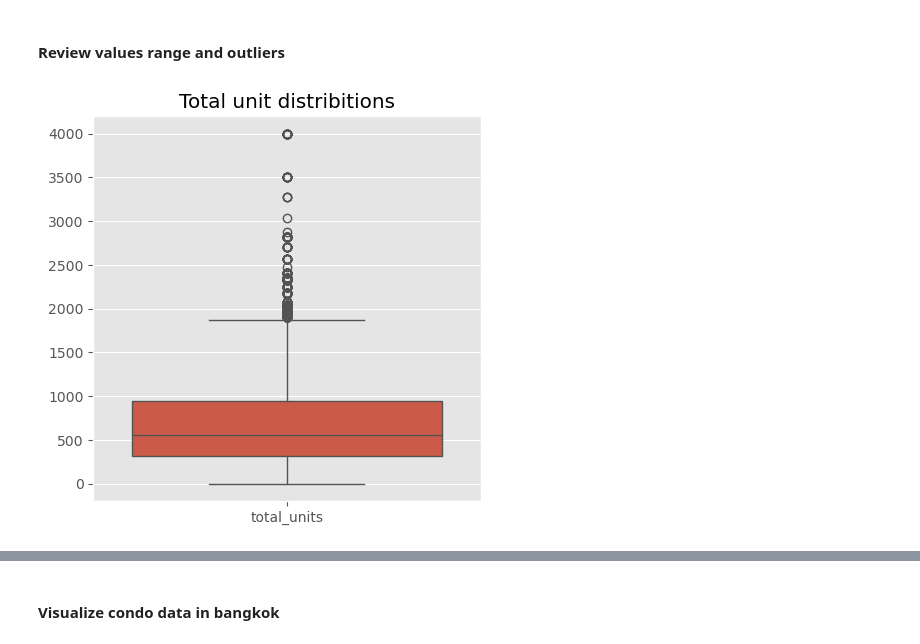
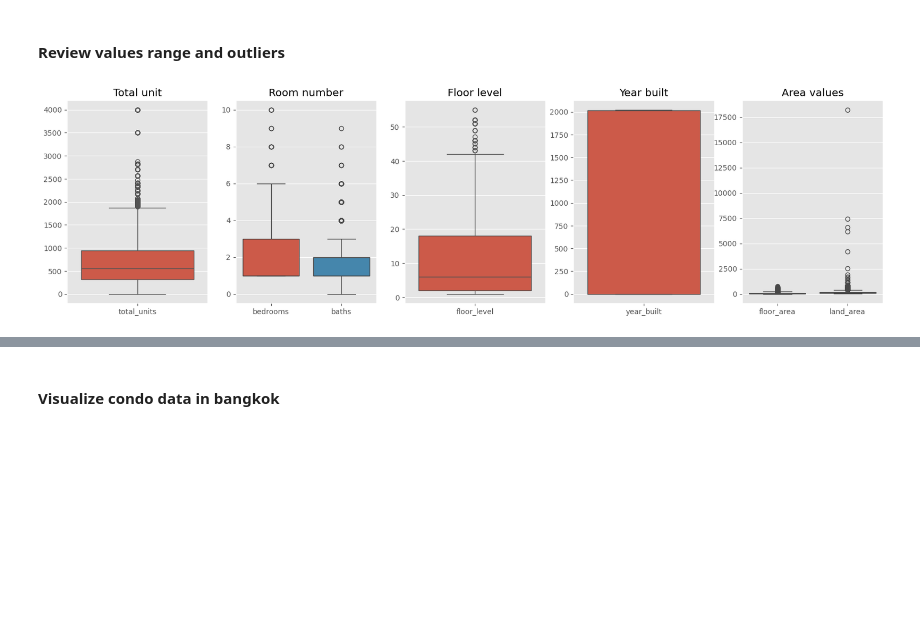
Before and after one commit to utthawit/project_2, a Jupyter notebook: code/02_EDA.ipynb, the cells around one changed output, grey strips where cells are left out. Cells and saved outputs as stored; diff of their text form; code cells hidden in the pictures; blank space fills up the shorter version.

```diff
--- a/code/02_EDA.ipynb
+++ b/code/02_EDA.ipynb
@@ -86,8 +67,25 @@ dtype: object
 #### Review values range and outliers
 # %%
 # plot features value distribitions
-plt.figure(figsize=(5,5))
-sns.boxplot(data=train_df[['total_units']])
-plt.title('Total unit distribitions');
+fig, ax = plt.subplots(1, 5, figsize=(20, 5))
+#plt,5.figure(figsize=(5,5))
+sns.boxplot(data=train_df[['total_units']], ax=ax[0])
+ax[0].set_title('Total unit')
+
+# plot room number distribitions
+sns.boxplot(data=train_df[['bedrooms','baths']], ax=ax[1])
+ax[1].set_title('Room number');
+
+# plot floar level distribitions
+sns.boxplot(data=train_df[['floor_level']], ax=ax[2])
+ax[2].set_title('Floor level')
+
+# plot floor level distribitions
+sns.boxplot(data=train_df[['year_built']], ax=ax[3])
+ax[3].set_title('Year built')
+
+# plot area value distribitions
+sns.boxplot(data=train_df[['floor_area','land_area']], ax=ax[4])
+ax[4].set_title('Area values');
 # %% [output]
-[figure, old version]
+[figure, new version]
```
Also changed, not shown: parts of 27 cells of this notebook, 10 other files.
